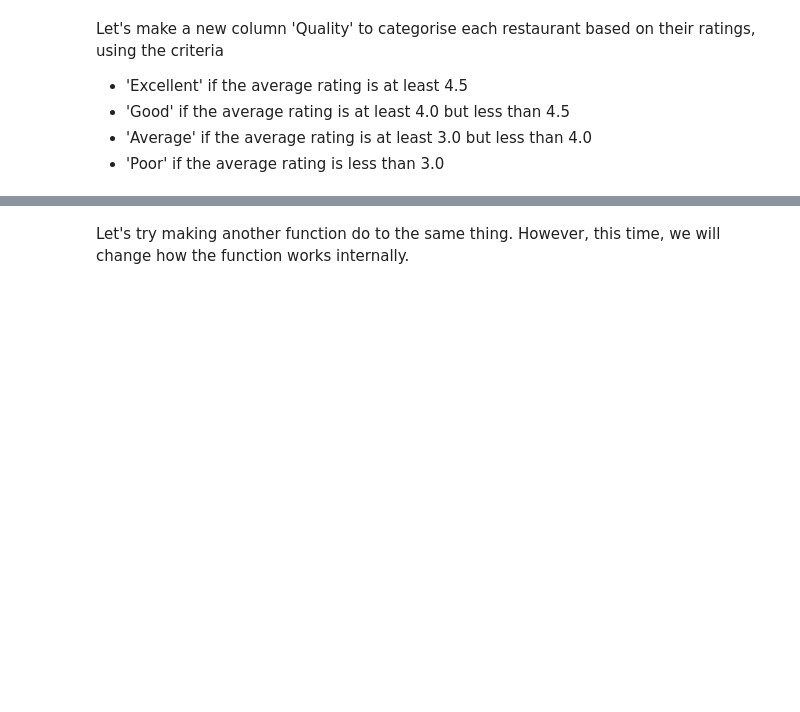
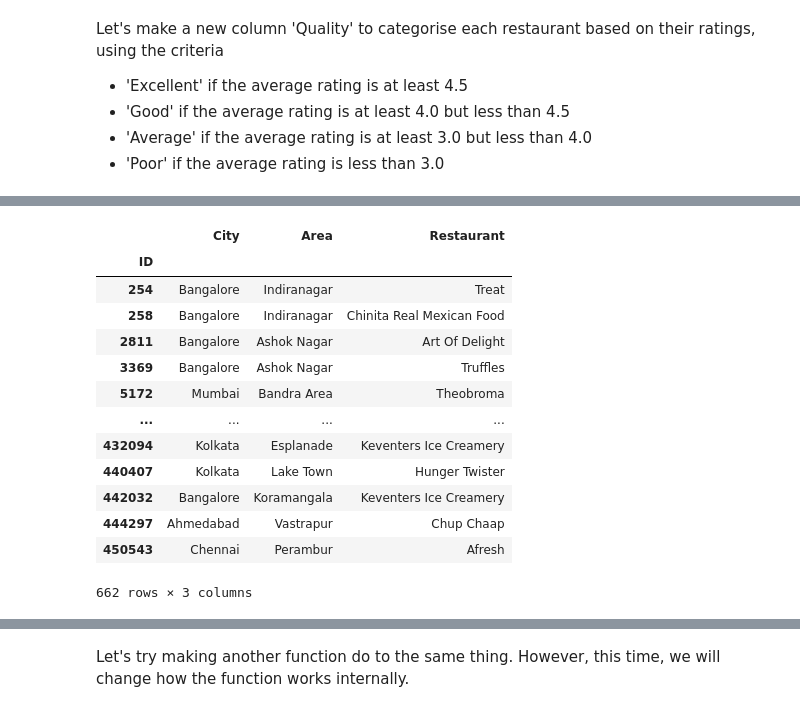
Before and after one commit to gunjanshah80/data_analytics_lab, a Jupyter notebook: Pandas_Data_Frames/26 Filtering, broadcasting, and applying functions on a Pandas DataFrame.ipynb, the cells around one changed output, grey strips where cells are left out. Saved outputs shown, nothing was run; the diff lists cells and outputs as text; code cells hidden in the pictures; blank space fills up the shorter version.

```diff
--- a/Pandas_Data_Frames/26 Filtering, broadcasting, and applying functions on a Pandas DataFrame.ipynb
+++ b/Pandas_Data_Frames/26 Filtering, broadcasting, and applying functions on a Pandas DataFrame.ipynb
@@ -290,3 +304,20 @@ df['Avg ratings'] >= 4.5
+# %%
+df.loc[df['Avg ratings'] >= 4.5,  ['City', 'Area', 'Restaurant']]
+# %% [output]
+|  | City | Area | Restaurant |
+| ID |  |  |  |
+| 254 | Bangalore | Indiranagar | Treat |
+| 258 | Bangalore | Indiranagar | Chinita Real Mexican Food |
+| 2811 | Bangalore | Ashok Nagar | Art Of Delight |
+| 3369 | Bangalore | Ashok Nagar | Truffles |
+| 5172 | Mumbai | Bandra Area | Theobroma |
+| ... | ... | ... | ... |
+| 432094 | Kolkata | Esplanade | Keventers Ice Creamery |
+| 440407 | Kolkata | Lake Town | Hunger Twister |
+| 442032 | Bangalore | Koramangala | Keventers Ice Creamery |
+| 444297 | Ahmedabad | Vastrapur | Chup Chaap |
+| 450543 | Chennai | Perambur | Afresh |
+662 rows × 3 columns
 # %%
 def categorise_quality(ratings_row):
     if ratings_row >= 4.5:
```
Also changed, not shown: parts of 11 cells of this notebook.
